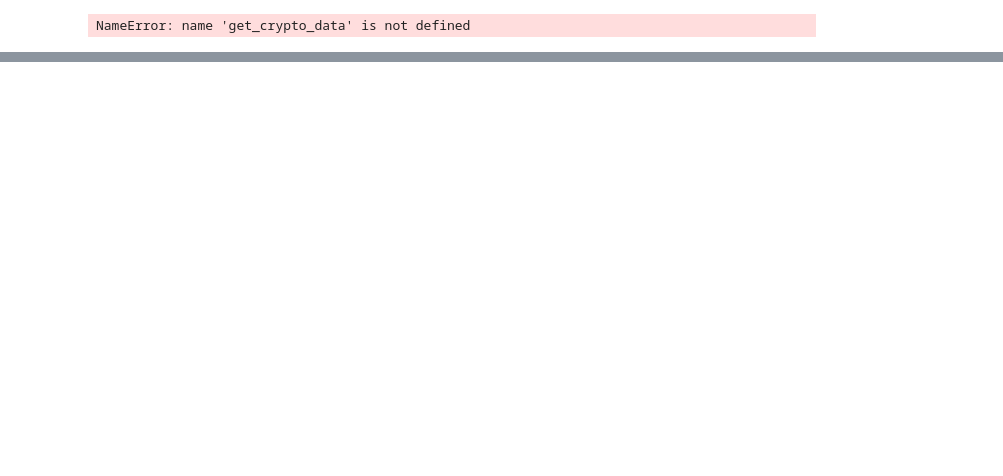
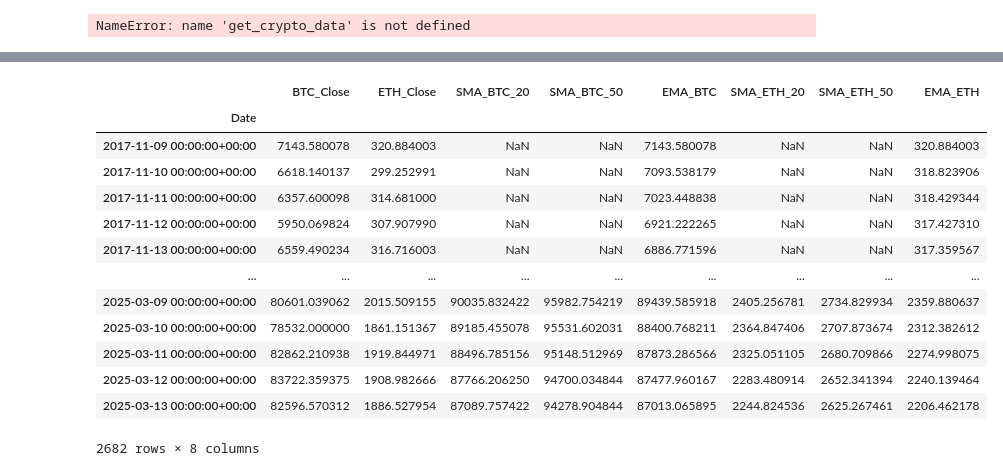
Before and after one commit to donaldseddy/Analyse-comparative-entre-Bitcoin-et-Ethereum, a Jupyter notebook: notebooks/data_collection.ipynb, the cells around one changed output, grey strips where cells are left out. Cells and saved outputs as stored; diff of their text form; code cells hidden in the pictures; blank space fills up the shorter version.

```diff
--- a/notebooks/data_collection.ipynb
+++ b/notebooks/data_collection.ipynb
@@ -50,0 +82,5 @@ data
+# %%
+data["SMA_BTC_20"] = data["BTC_Close"].rolling(window=20).mean()  #Moyenne mobile sur les 20 mois
+data["SMA_BTC_50"] = data["BTC_Close"].rolling(window=50).mean()  #Moyenne mobile sur les 50 mois
+data["EMA_BTC"] = data["BTC_Close"].ewm(span=20, adjust=False).mean()  #Moyenne exponentielle
+data
@@ -50,0 +102,20 @@ data
+# %%
+data["SMA_ETH_20"] = data["ETH_Close"].rolling(window=20).mean()  #Moyenne mobile sur les 20 mois
+data["SMA_ETH_50"] = data["ETH_Close"].rolling(window=50).mean()  #Moyenne mobile sur les 50 mois
+data["EMA_ETH"] = data["ETH_Close"].ewm(span=20, adjust=False).mean()  #Moyenne exponentielle
+data
+# %% [output]
+|  | BTC_Close | ETH_Close | SMA_BTC_20 | SMA_BTC_50 | EMA_BTC | SMA_ETH_20 | SMA_ETH_50 | EMA_ETH |
+| Date |  |  |  |  |  |  |  |  |
+| 2017-11-09 00:00:00+00:00 | 7143.580078 | 320.884003 | NaN | NaN | 7143.580078 | NaN | NaN | 320.884003 |
+| 2017-11-10 00:00:00+00:00 | 6618.140137 | 299.252991 | NaN | NaN | 7093.538179 | NaN | NaN | 318.823906 |
+| 2017-11-11 00:00:00+00:00 | 6357.600098 | 314.681000 | NaN | NaN | 7023.448838 | NaN | NaN | 318.429344 |
+| 2017-11-12 00:00:00+00:00 | 5950.069824 | 307.907990 | NaN | NaN | 6921.222265 | NaN | NaN | 317.427310 |
+| 2017-11-13 00:00:00+00:00 | 6559.490234 | 316.716003 | NaN | NaN | 6886.771596 | NaN | NaN | 317.359567 |
+| ... | ... | ... | ... | ... | ... | ... | ... | ... |
+| 2025-03-09 00:00:00+00:00 | 80601.039062 | 2015.509155 | 90035.832422 | 95982.754219 | 89439.585918 | 2405.256781 | 2734.829934 | 2359.880637 |
+| 2025-03-10 00:00:00+00:00 | 78532.000000 | 1861.151367 | 89185.455078 | 95531.602031 | 88400.768211 | 2364.847406 | 2707.873674 | 2312.382612 |
+| 2025-03-11 00:00:00+00:00 | 82862.210938 | 1919.844971 | 88496.785156 | 95148.512969 | 87873.286566 | 2325.051105 | 2680.709866 | 2274.998075 |
+| 2025-03-12 00:00:00+00:00 | 83722.359375 | 1908.982666 | 87766.206250 | 94700.034844 | 87477.960167 | 2283.480914 | 2652.341394 | 2240.139464 |
+| 2025-03-13 00:00:00+00:00 | 82596.570312 | 1886.527954 | 87089.757422 | 94278.904844 | 87013.065895 | 2244.824536 | 2625.267461 | 2206.462178 |
+2682 rows × 8 columns
```
Also changed, not shown: parts of 19 cells of this notebook, 5 other files.
